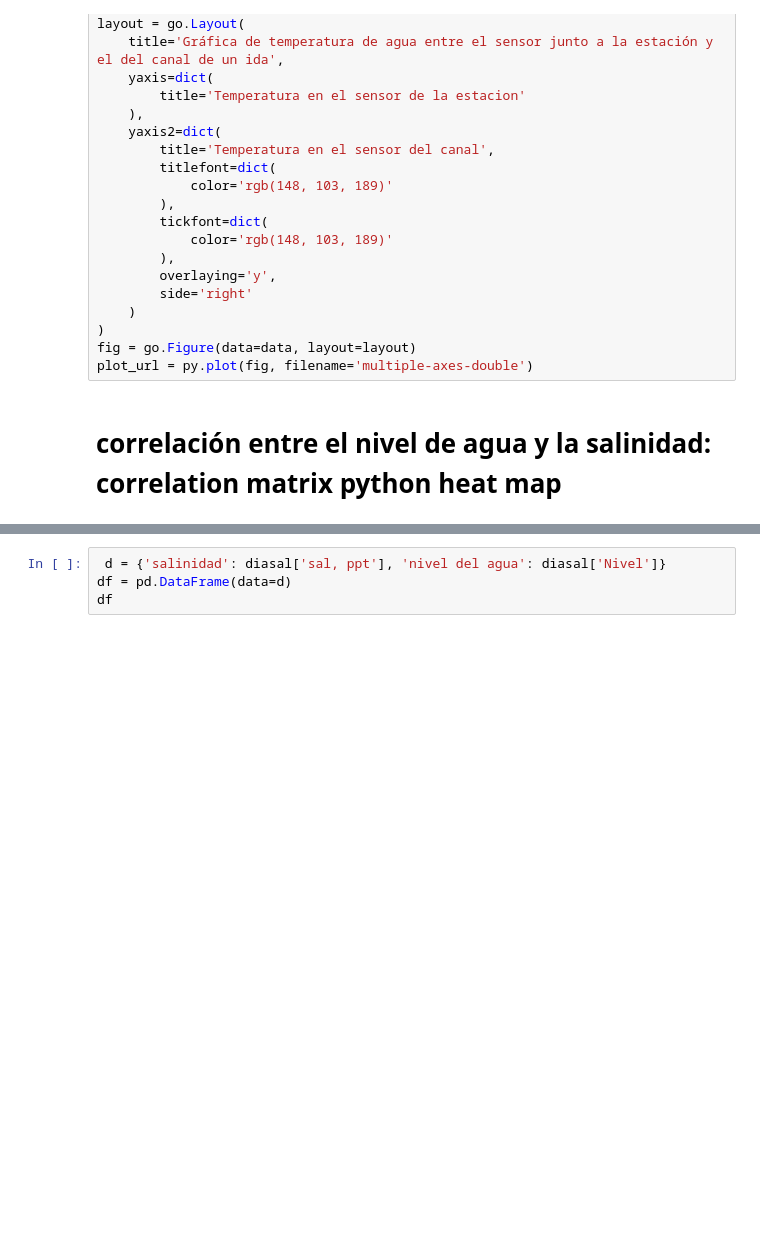
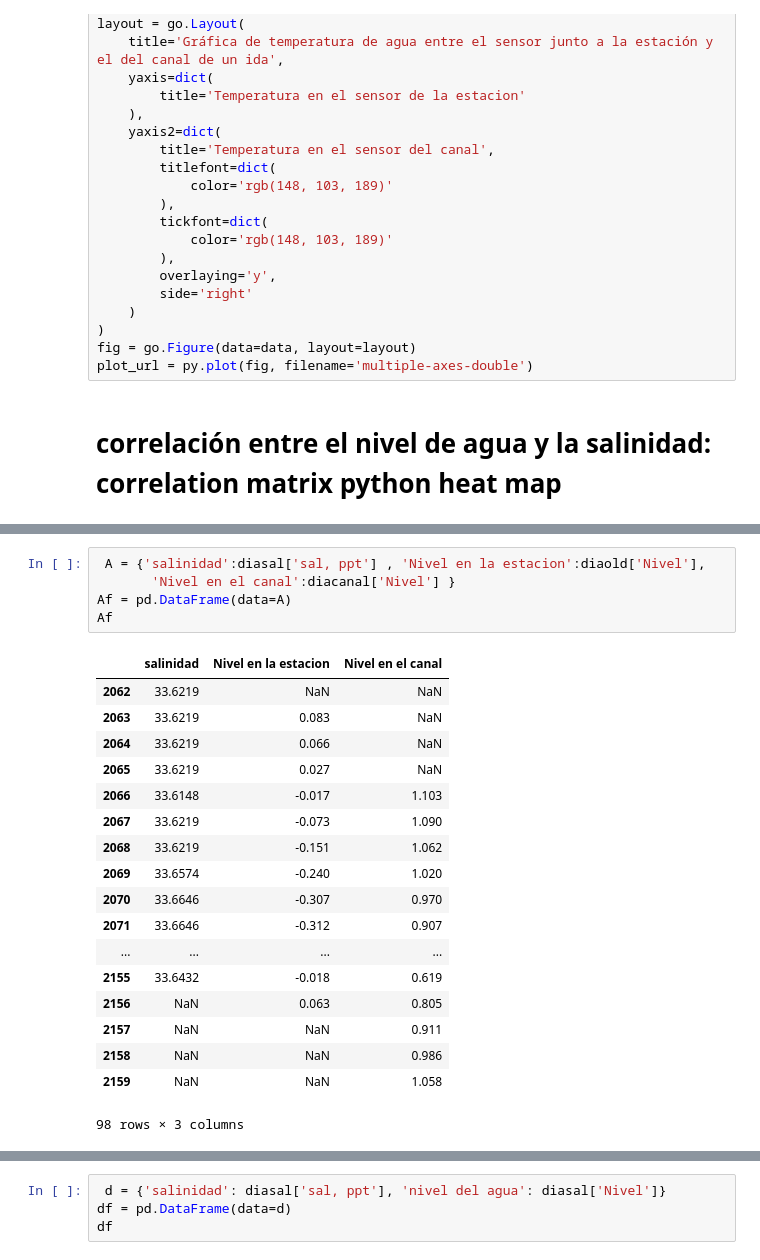
Before and after one commit to laloolea/computacional1, a Jupyter notebook: Actividad3/el Manglar El Sargento.ipynb, the cells around one changed output, grey strips where cells are left out. Drawn from its saved outputs; the diff is of its cells as text; blank space fills up the shorter version.

```diff
--- a/Actividad3/el Manglar El Sargento.ipynb
+++ b/Actividad3/el Manglar El Sargento.ipynb
@@ -300 +337,25 @@ Name: sal, ppt, Length: 94, dtype: float64]]]
+# %%
+ A = {'salinidad':diasal['sal, ppt'] , 'Nivel en la estacion':diaold['Nivel'],
+       'Nivel en el canal':diacanal['Nivel'] }
+Af = pd.DataFrame(data=A)
+Af
+# %% [output]
+|  | salinidad | Nivel en la estacion | Nivel en el canal |
+| 2062 | 33.6219 | NaN | NaN |
+| 2063 | 33.6219 | 0.083 | NaN |
+| 2064 | 33.6219 | 0.066 | NaN |
+| 2065 | 33.6219 | 0.027 | NaN |
+| 2066 | 33.6148 | -0.017 | 1.103 |
+| 2067 | 33.6219 | -0.073 | 1.090 |
+| 2068 | 33.6219 | -0.151 | 1.062 |
+| 2069 | 33.6574 | -0.240 | 1.020 |
+| 2070 | 33.6646 | -0.307 | 0.970 |
+| 2071 | 33.6646 | -0.312 | 0.907 |
+| ... | ... | ... | ... |
+| 2155 | 33.6432 | -0.018 | 0.619 |
+| 2156 | NaN | 0.063 | 0.805 |
+| 2157 | NaN | NaN | 0.911 |
+| 2158 | NaN | NaN | 0.986 |
+| 2159 | NaN | NaN | 1.058 |
+98 rows × 3 columns
 # %%
```
Also changed, not shown: parts of 12 cells of this notebook, 1 other file.
